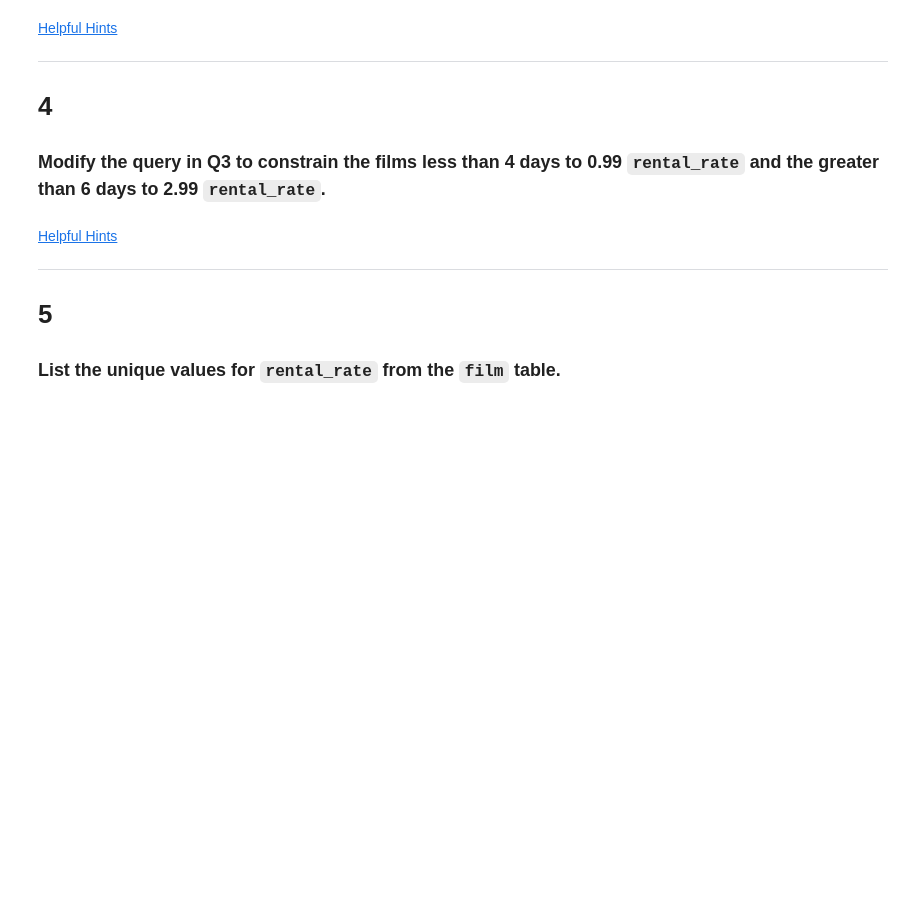
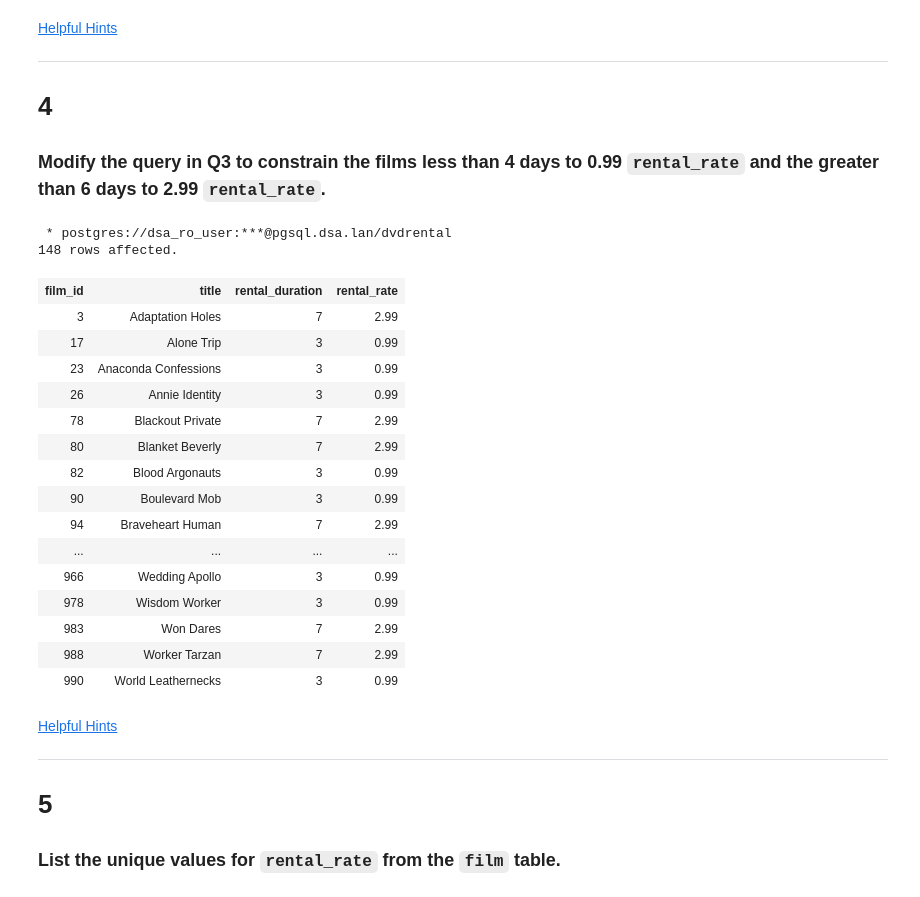
Before and after one commit to may96cc/f21dsa7030, a Jupyter notebook: module1/practices/PostgreSQL.ipynb, the cells around one changed output. Drawn from its saved outputs; the diff is of its cells as text; code cells hidden in the pictures; blank space fills up the shorter version.

```diff
--- a/module1/practices/PostgreSQL.ipynb
+++ b/module1/practices/PostgreSQL.ipynb
@@ -48,6 +101,32 @@ For now, know that the table names are in the blue heading of the bubbles and th
 
 
 ### Modify the query in Q3 to constrain the films less than 4 days to 0.99 `rental_rate` and the greater than 6 days to 2.99 `rental_rate`.
+# %%
+%%sql
+SELECT film_id, title, rental_duration, rental_rate
+FROM film
+WHERE (rental_duration < 4 AND rental_rate = '0.99')
+    OR
+      (rental_duration > 6 AND rental_rate = '2.99');
+# %% [output]
+ * postgres://dsa_ro_user:***@pgsql.dsa.lan/dvdrental
+148 rows affected.
+| film_id | title | rental_duration | rental_rate |
+| 3 | Adaptation Holes | 7 | 2.99 |
+| 17 | Alone Trip | 3 | 0.99 |
+| 23 | Anaconda Confessions | 3 | 0.99 |
+| 26 | Annie Identity | 3 | 0.99 |
+| 78 | Blackout Private | 7 | 2.99 |
+| 80 | Blanket Beverly | 7 | 2.99 |
+| 82 | Blood Argonauts | 3 | 0.99 |
+| 90 | Boulevard Mob | 3 | 0.99 |
+| 94 | Braveheart Human | 7 | 2.99 |
+| ... | ... | ... | ... |
+| 966 | Wedding Apollo | 3 | 0.99 |
+| 978 | Wisdom Worker | 3 | 0.99 |
+| 983 | Won Dares | 7 | 2.99 |
+| 988 | Worker Tarzan | 7 | 2.99 |
+| 990 | World Leathernecks | 3 | 0.99 |
 # %% [markdown]
 [Helpful Hints](https://youtu.be/C-2ASERLE_Q)
 
```
Also changed, not shown: parts of 8 cells of this notebook.
